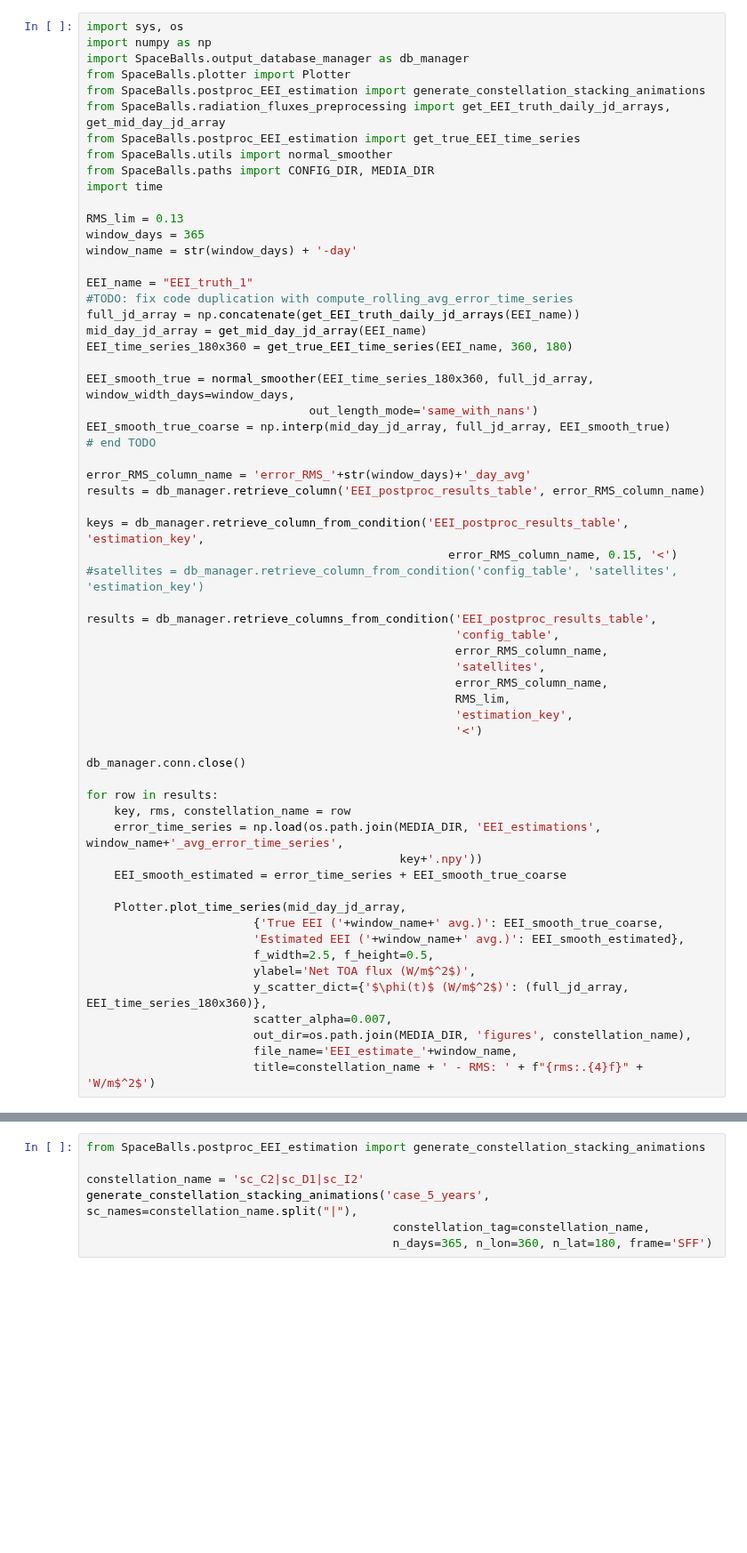
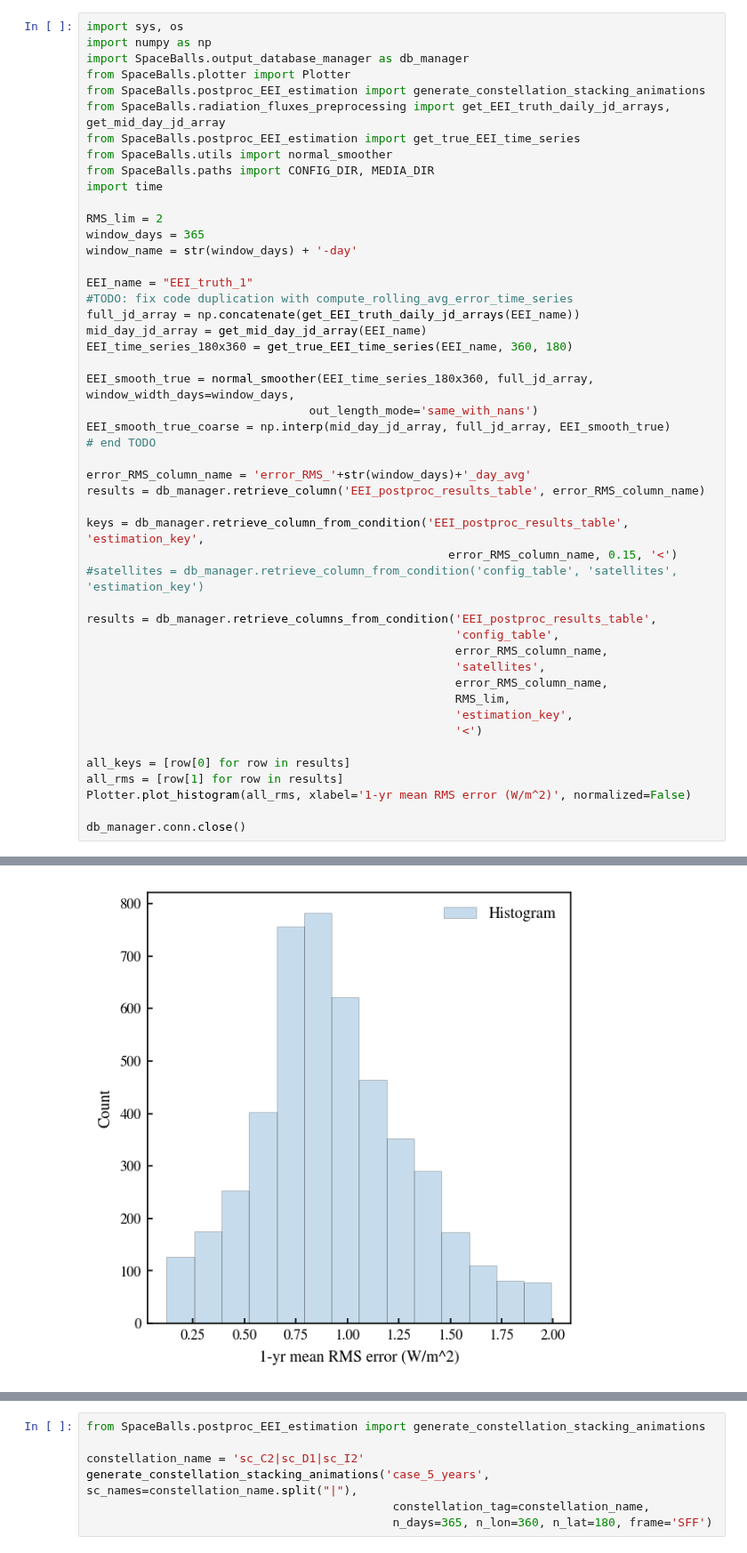
Before and after one commit to nasa-jpl/Space-Balls-MST, a Jupyter notebook: sbfinal-master/notebooks/results_database_reader.ipynb, the cells around one changed output, grey strips where cells are left out. Shown at 89% size. Cells and saved outputs as stored; diff of their text form; blank space fills up the shorter version.

```diff
--- a/sbfinal-master/notebooks/results_database_reader.ipynb
+++ b/sbfinal-master/notebooks/results_database_reader.ipynb
@@ -10,7 +10,7 @@ from SpaceBalls.utils import normal_smoother
 from SpaceBalls.paths import CONFIG_DIR, MEDIA_DIR
 import time
 
-RMS_lim = 0.13
+RMS_lim = 2
 window_days = 365
 window_name = str(window_days) + '-day'
 
@@ -41,21 +41,9 @@ results = db_manager.retrieve_columns_from_condition('EEI_postproc_results_table
                                                      'estimation_key',
                                                      '<')
 
+all_keys = [row[0] for row in results]
+all_rms = [row[1] for row in results]
+Plotter.plot_histogram(all_rms, xlabel='1-yr mean RMS error (W/m^2)', normalized=False)
+
 db_manager.conn.close()
-
-for row in results:
-    key, rms, constellation_name = row
-    error_time_series = np.load(os.path.join(MEDIA_DIR, 'EEI_estimations', window_name+'_avg_error_time_series',
-                                             key+'.npy'))
-    EEI_smooth_estimated = error_time_series + EEI_smooth_true_coarse
-
-    Plotter.plot_time_series(mid_day_jd_array,
-                        {'True EEI ('+window_name+' avg.)': EEI_smooth_true_coarse,
-                        'Estimated EEI ('+window_name+' avg.)': EEI_smooth_estimated},
-                        f_width=2.5, f_height=0.5,
-                        ylabel='Net TOA flux (W/m$^2$)',
-                        y_scatter_dict={'$\phi(t)$ (W/m$^2$)': (full_jd_array, EEI_time_series_180x360)},
-                        scatter_alpha=0.007,
-                        out_dir=os.path.join(MEDIA_DIR, 'figures', constellation_name),
-                        file_name='EEI_estimate_'+window_name,
-                        title=constellation_name + ' - RMS: ' + f"{rms:.{4}f}" + 'W/m$^2$')
+# %% [output]
@@ -61,0 +53 @@ for row in results:
+[figure, added]
```
Also changed, not shown: parts of 3 cells of this notebook, 27 other files.
